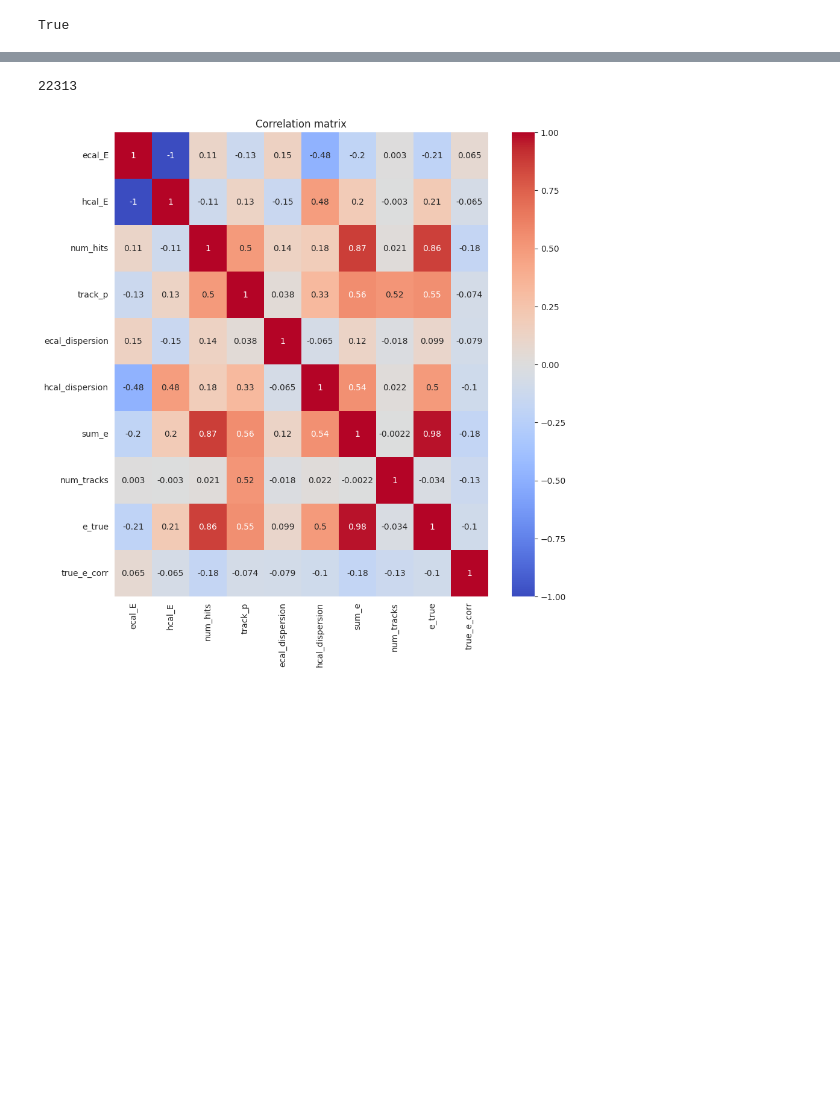
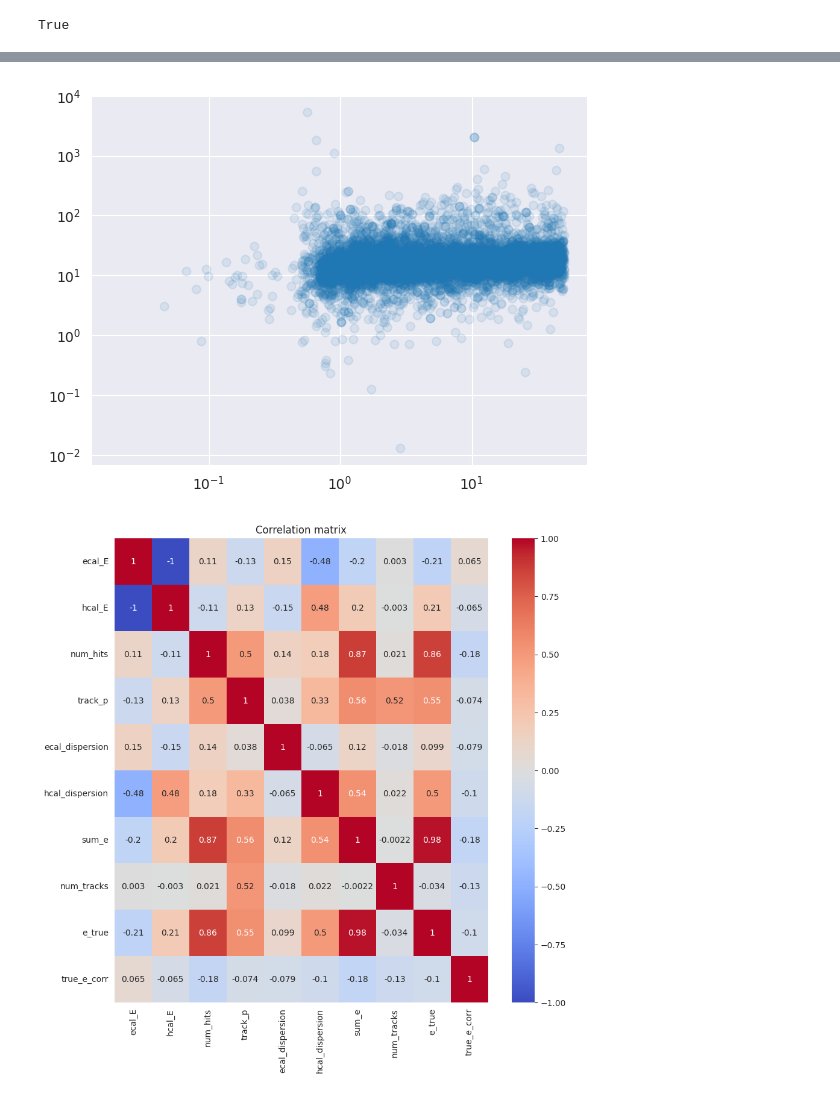
Before and after one commit to selvaggi/mlpf, a Jupyter notebook: notebooks/7_clustering_features.ipynb, the cells around one changed output, grey strips where cells are left out. Cells and saved outputs as stored; diff of their text form; code cells hidden in the pictures; blank space fills up the shorter version.

```diff
--- a/notebooks/7_clustering_features.ipynb
+++ b/notebooks/7_clustering_features.ipynb
@@ -40,7 +56,11 @@ dict_keys(['ecal_E', 'hcal_E', 'num_hits', 'track_p', 'ecal_dispersion', 'hcal_d
 # %%
-len(data["ecal_E"])
+fig, ax = plt.subplots()
+ax.scatter(r["e_true_corrected_daughters"], hit_chis, alpha=0.1)
+ax.set_yscale("log")
+ax.set_xscale("log")
+fig.show()
 # %% [output]
-22313
+[figure, added]
 # %%
 import matplotlib.pyplot as plt
 import pandas as pd
```
Also changed, not shown: parts of 5 cells of this notebook, 1 other file.
